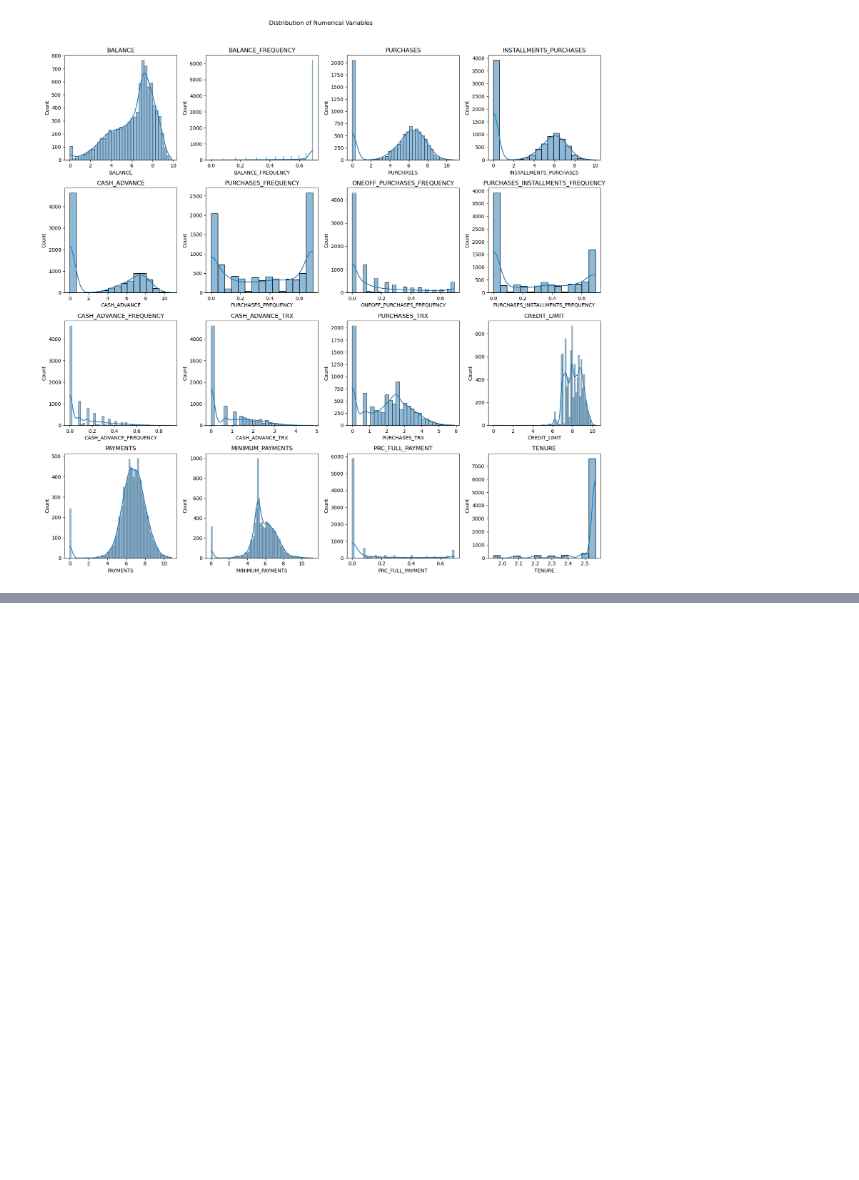
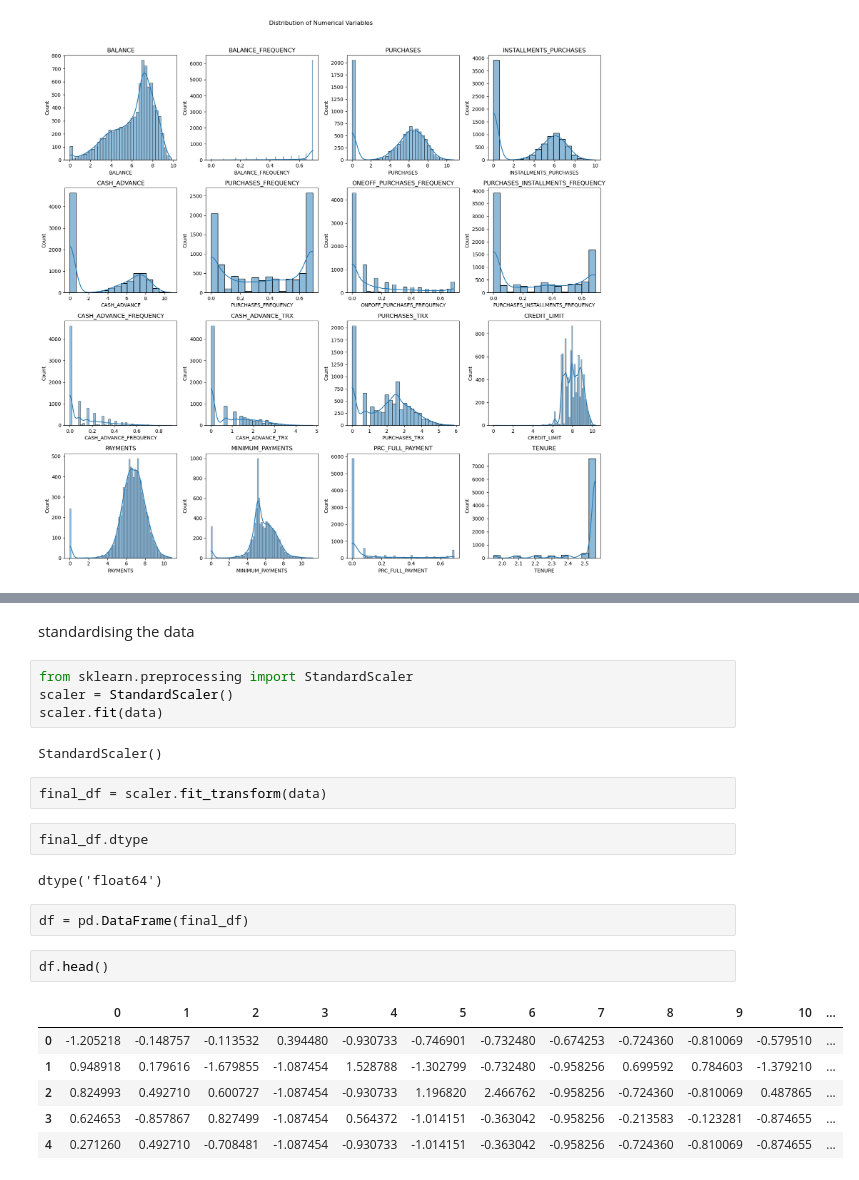
Before and after one commit to VallabhKulkarni-09/customer-Clustering--Credit-Card, a Jupyter notebook: customer.ipynb, the cells around one changed output, grey strips where cells are left out. Saved outputs shown, nothing was run; the diff lists cells and outputs as text; blank space fills up the shorter version.

```diff
--- a/customer.ipynb
+++ b/customer.ipynb
@@ -228,0 +235,25 @@ plt.show()
+# %% [markdown]
+standardising the data
+# %%
+from sklearn.preprocessing import StandardScaler
+scaler = StandardScaler()
+scaler.fit(data)
+# %% [output]
+StandardScaler()
+# %%
+final_df = scaler.fit_transform(data)
+# %%
+final_df.dtype
+# %% [output]
+dtype('float64')
+# %%
+df = pd.DataFrame(final_df)
+# %%
+df.head()
+# %% [output]
+|  | 0 | 1 | 2 | 3 | 4 | 5 | 6 | 7 | 8 | 9 | 10 | ... |
+| 0 | -1.205218 | -0.148757 | -0.113532 | 0.394480 | -0.930733 | -0.746901 | -0.732480 | -0.674253 | -0.724360 | -0.810069 | -0.579510 | ... |
+| 1 | 0.948918 | 0.179616 | -1.679855 | -1.087454 | 1.528788 | -1.302799 | -0.732480 | -0.958256 | 0.699592 | 0.784603 | -1.379210 | ... |
+| 2 | 0.824993 | 0.492710 | 0.600727 | -1.087454 | -0.930733 | 1.196820 | 2.466762 | -0.958256 | -0.724360 | -0.810069 | 0.487865 | ... |
+| 3 | 0.624653 | -0.857867 | 0.827499 | -1.087454 | 0.564372 | -1.014151 | -0.363042 | -0.958256 | -0.213583 | -0.123281 | -0.874655 | ... |
+| 4 | 0.271260 | 0.492710 | -0.708481 | -1.087454 | -0.930733 | -1.014151 | -0.363042 | -0.958256 | -0.724360 | -0.810069 | -0.874655 | ... |
```
Also changed, not shown: parts of 12 cells of this notebook.
